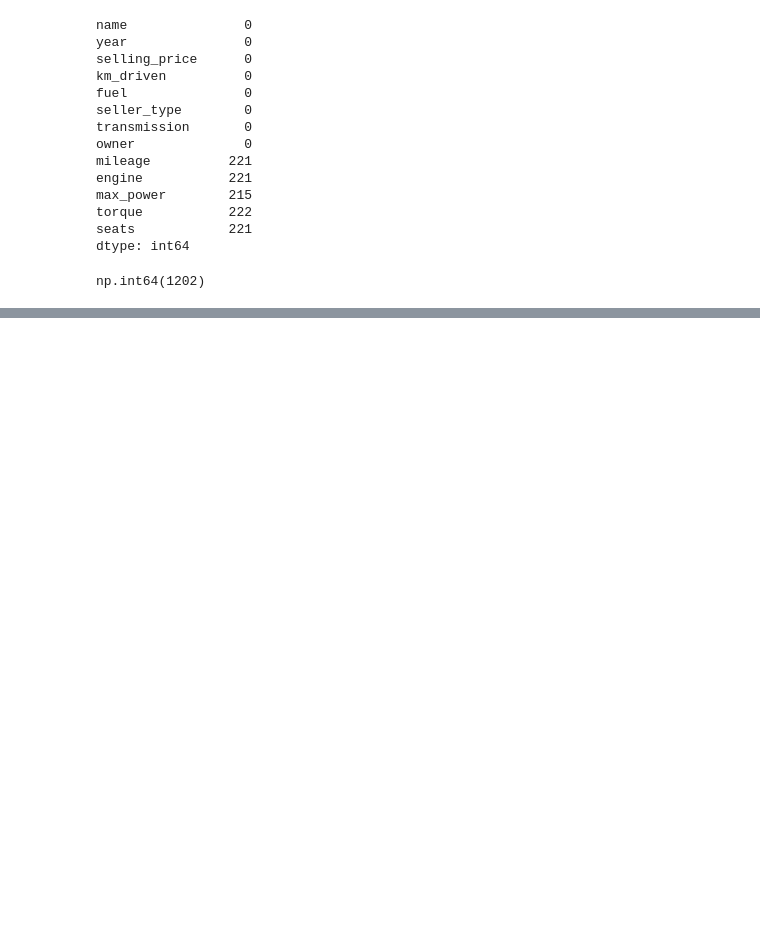
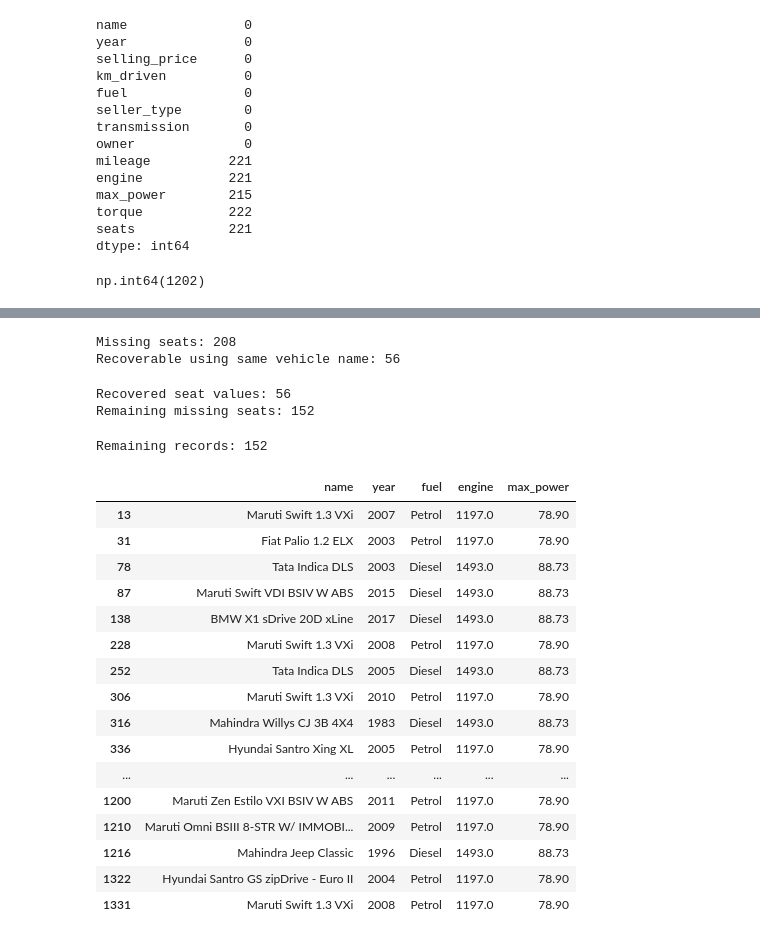
Before and after one commit to aashishlimba819-max/AI200-project, a Jupyter notebook: used_car_price_prediction.ipynb, the cells around one changed output, grey strips where cells are left out. Drawn from its saved outputs; the diff is of its cells as text; code cells hidden in the pictures; blank space fills up the shorter version.

```diff
--- a/used_car_price_prediction.ipynb
+++ b/used_car_price_prediction.ipynb
@@ -72,0 +1186,5 @@ df.describe()
+# %%
+# Fill missing mileage using fuel-wise median
+df_clean['mileage'] = df_clean['mileage'].fillna(
+    df_clean.groupby('fuel')['mileage'].transform('median')
+)
@@ -72,0 +1224,5 @@ df.describe()
+# %%
+# Fill missing engine values using fuel-wise median
+df_clean['engine'] = df_clean['engine'].fillna(
+    df_clean.groupby('fuel')['engine'].transform('median')
+)
@@ -72,0 +1262,6 @@ df.describe()
+# %%
+# Fill missing max_power using fuel-wise median
+
+df_clean['max_power'] = df_clean['max_power'].fillna(
+    df_clean.groupby('fuel')['max_power'].transform('median')
+)
@@ -72,0 +1348,59 @@ df.describe()
+# %%
+# Vehicle names with at least one known seat value
+known_names = df_clean.groupby('name')['seats'].transform(
+    lambda x: x.notna().any()
+)
+
+recoverable = (
+    df_clean['seats'].isna() & known_names
+).sum()
+
+print("Missing seats:", df_clean['seats'].isna().sum())
+print("Recoverable using same vehicle name:", recoverable)
+# %% [output]
+Missing seats: 208
+Recoverable using same vehicle name: 56
+# %%
+# Calculate median seats for each vehicle name
+name_median = df_clean.groupby('name')['seats'].transform('median')
+
+# Identify missing values that can be recovered
+mask = df_clean['seats'].isna() & name_median.notna()
+
+# Fill using same vehicle name
+df_clean.loc[mask, 'seats'] = name_median[mask]
+
+print("Recovered seat values:", mask.sum())
+print("Remaining missing seats:", df_clean['seats'].isna().sum())
+# %% [output]
+Recovered seat values: 56
+Remaining missing seats: 152
+# %%
+# Inspect remaining missing seat records
+
+remaining_seats = df_clean[df_clean['seats'].isna()]
+
+print("Remaining records:", len(remaining_seats))
+
+remaining_seats[
+    ['name', 'year', 'fuel', 'engine', 'max_power']
+].head(30)
+# %% [output]
+Remaining records: 152
+|  | name | year | fuel | engine | max_power |
+| 13 | Maruti Swift 1.3 VXi | 2007 | Petrol | 1197.0 | 78.90 |
+| 31 | Fiat Palio 1.2 ELX | 2003 | Petrol | 1197.0 | 78.90 |
+| 78 | Tata Indica DLS | 2003 | Diesel | 1493.0 | 88.73 |
+| 87 | Maruti Swift VDI BSIV W ABS | 2015 | Diesel | 1493.0 | 88.73 |
+| 138 | BMW X1 sDrive 20D xLine | 2017 | Diesel | 1493.0 | 88.73 |
+| 228 | Maruti Swift 1.3 VXi | 2008 | Petrol | 1197.0 | 78.90 |
+| 252 | Tata Indica DLS | 2005 | Diesel | 1493.0 | 88.73 |
+| 306 | Maruti Swift 1.3 VXi | 2010 | Petrol | 1197.0 | 78.90 |
+| 316 | Mahindra Willys CJ 3B 4X4 | 1983 | Diesel | 1493.0 | 88.73 |
+| 336 | Hyundai Santro Xing XL | 2005 | Petrol | 1197.0 | 78.90 |
+| ... | ... | ... | ... | ... | ... |
+| 1200 | Maruti Zen Estilo VXI BSIV W ABS | 2011 | Petrol | 1197.0 | 78.90 |
+| 1210 | Maruti Omni BSIII 8-STR W/ IMMOBI... | 2009 | Petrol | 1197.0 | 78.90 |
+| 1216 | Mahindra Jeep Classic | 1996 | Diesel | 1493.0 | 88.73 |
+| 1322 | Hyundai Santro GS zipDrive - Euro II | 2004 | Petrol | 1197.0 | 78.90 |
+| 1331 | Maruti Swift 1.3 VXi | 2008 | Petrol | 1197.0 | 78.90 |
```
Also changed, not shown: parts of 104 cells of this notebook.
